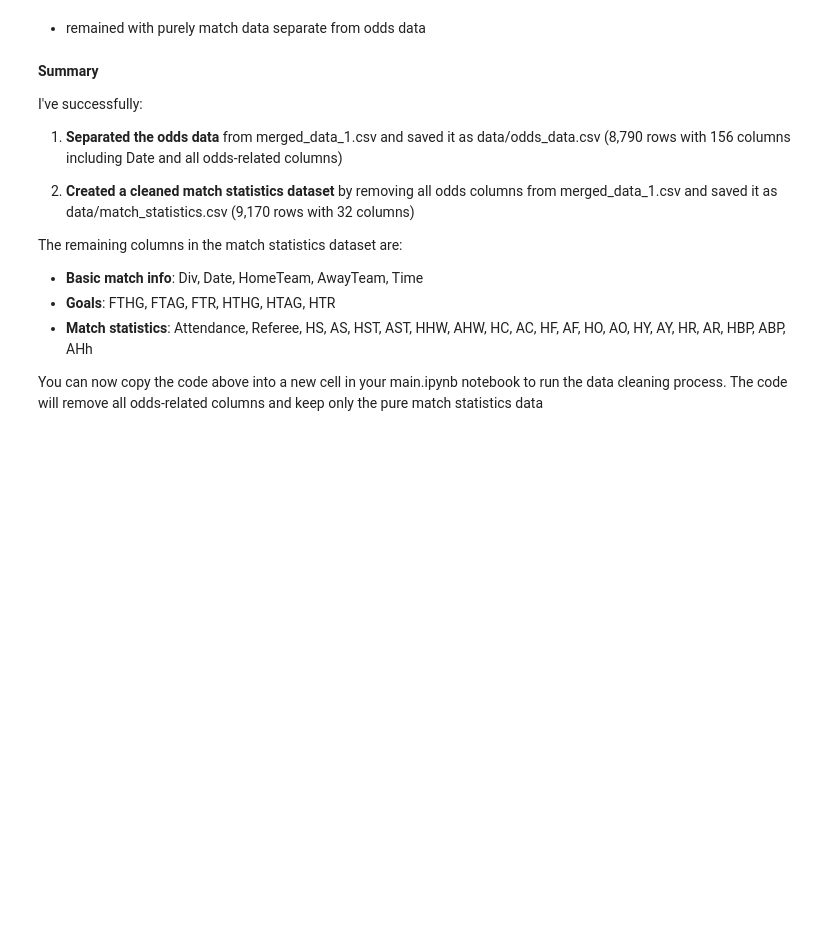
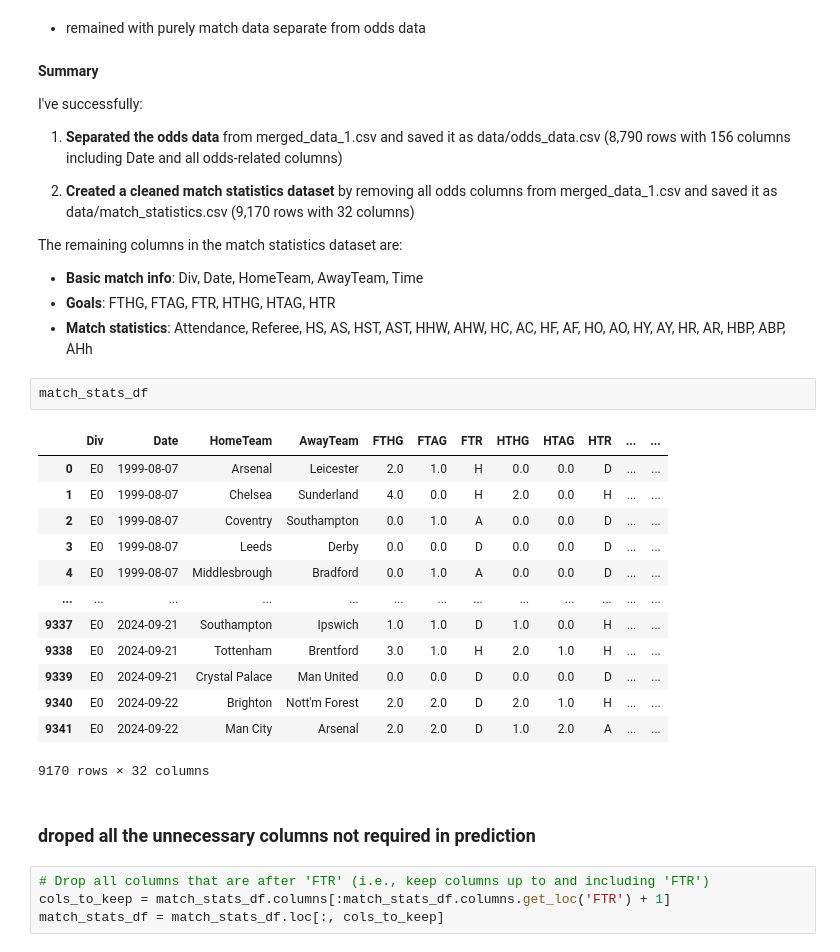
Before and after one commit to SirIan71/SIRIAN, a Jupyter notebook: main.ipynb, the cells around one changed output. Cells and saved outputs as stored; diff of their text form; blank space fills up the shorter version.

```diff
--- a/main.ipynb
+++ b/main.ipynb
@@ -459,6 +459,7 @@ Match statistics data summary:
 
 I've successfully:
 1. **Separated the odds data** from merged_data_1.csv and saved it as data/odds_data.csv (8,790 rows with 156 columns including Date and all odds-related columns)
+
 
 2. **Created a cleaned match statistics dataset** by removing all odds columns from merged_data_1.csv and saved it as data/match_statistics.csv (9,170 rows with 32 columns)
 
@@ -466,5 +467,25 @@ The remaining columns in the match statistics dataset are:
 - **Basic match info**: Div, Date, HomeTeam, AwayTeam, Time
 - **Goals**: FTHG, FTAG, FTR, HTHG, HTAG, HTR
 - **Match statistics**: Attendance, Referee, HS, AS, HST, AST, HHW, AHW, HC, AC, HF, AF, HO, AO, HY, AY, HR, AR, HBP, ABP, AHh
-
-You can now copy the code above into a new cell in your main.ipynb notebook to run the data cleaning process. The code will remove all odds-related columns and keep only the pure match statistics data
+# %%
+match_stats_df
+# %% [output]
+|  | Div | Date | HomeTeam | AwayTeam | FTHG | FTAG | FTR | HTHG | HTAG | HTR | ... | ... |
+| 0 | E0 | 1999-08-07 | Arsenal | Leicester | 2.0 | 1.0 | H | 0.0 | 0.0 | D | ... | ... |
+| 1 | E0 | 1999-08-07 | Chelsea | Sunderland | 4.0 | 0.0 | H | 2.0 | 0.0 | H | ... | ... |
+| 2 | E0 | 1999-08-07 | Coventry | Southampton | 0.0 | 1.0 | A | 0.0 | 0.0 | D | ... | ... |
+| 3 | E0 | 1999-08-07 | Leeds | Derby | 0.0 | 0.0 | D | 0.0 | 0.0 | D | ... | ... |
+| 4 | E0 | 1999-08-07 | Middlesbrough | Bradford | 0.0 | 1.0 | A | 0.0 | 0.0 | D | ... | ... |
+| ... | ... | ... | ... | ... | ... | ... | ... | ... | ... | ... | ... | ... |
+| 9337 | E0 | 2024-09-21 | Southampton | Ipswich | 1.0 | 1.0 | D | 1.0 | 0.0 | H | ... | ... |
+| 9338 | E0 | 2024-09-21 | Tottenham | Brentford | 3.0 | 1.0 | H | 2.0 | 1.0 | H | ... | ... |
+| 9339 | E0 | 2024-09-21 | Crystal Palace | Man United | 0.0 | 0.0 | D | 0.0 | 0.0 | D | ... | ... |
+| 9340 | E0 | 2024-09-22 | Brighton | Nott'm Forest | 2.0 | 2.0 | D | 2.0 | 1.0 | H | ... | ... |
+| 9341 | E0 | 2024-09-22 | Man City | Arsenal | 2.0 | 2.0 | D | 1.0 | 2.0 | A | ... | ... |
+9170 rows × 32 columns
+# %% [markdown]
+### droped all the unnecessary columns not required in prediction
+# %%
+# Drop all columns that are after 'FTR' (i.e., keep columns up to and including 'FTR')
+cols_to_keep = match_stats_df.columns[:match_stats_df.columns.get_loc('FTR') + 1]
+match_stats_df = match_stats_df.loc[:, cols_to_keep]
```
Also changed, not shown: parts of 7 cells of this notebook, 3 other files.
